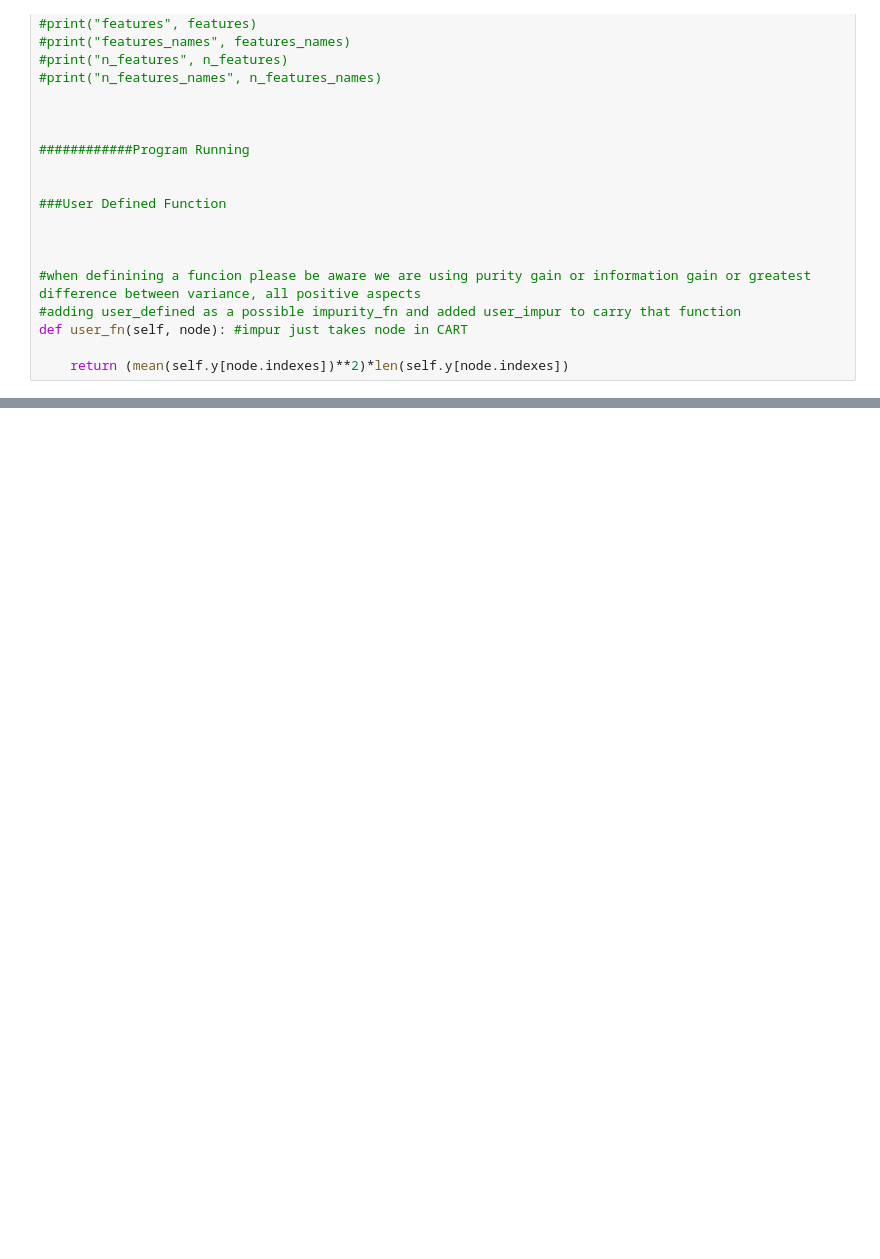
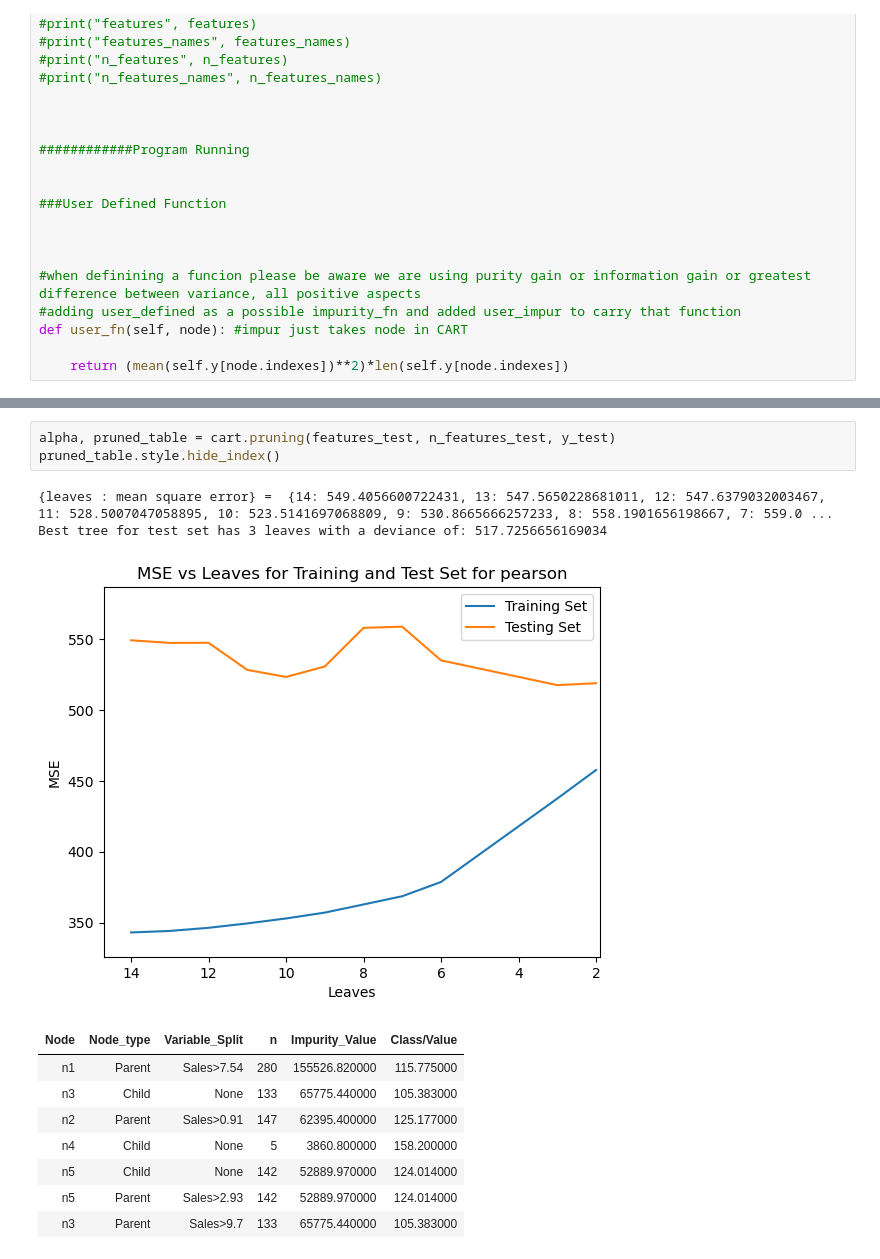
Before and after one commit to danielchfynn/TREE4, a Jupyter notebook: prova_regression_jupyter.ipynb, the cells around one changed output, grey strips where cells are left out. Saved outputs shown, nothing was run; the diff lists cells and outputs as text; blank space fills up the shorter version.

```diff
--- a/prova_regression_jupyter.ipynb
+++ b/prova_regression_jupyter.ipynb
@@ -209,0 +226,15 @@ cart.print_tree(table = True, html = True).style.hide_index() #print both the pr
+# %%
+alpha, pruned_table = cart.pruning(features_test, n_features_test, y_test)
+pruned_table.style.hide_index()
+# %% [output]
+{leaves : mean square error} =  {14: 549.4056600722431, 13: 547.5650228681011, 12: 547.6379032003467, 11: 528.5007047058895, 10: 523.5141697068809, 9: 530.8665666257233, 8: 558.1901656198667, 7: 559.0 ...
+Best tree for test set has 3 leaves with a deviance of: 517.7256656169034
+[figure, added]
+| Node | Node_type | Variable_Split | n | Impurity_Value | Class/Value |
+| n1 | Parent | Sales>7.54 | 280 | 155526.820000 | 115.775000 |
+| n3 | Child | None | 133 | 65775.440000 | 105.383000 |
+| n2 | Parent | Sales>0.91 | 147 | 62395.400000 | 125.177000 |
+| n4 | Child | None | 5 | 3860.800000 | 158.200000 |
+| n5 | Child | None | 142 | 52889.970000 | 124.014000 |
+| n5 | Parent | Sales>2.93 | 142 | 52889.970000 | 124.014000 |
+| n3 | Parent | Sales>9.7 | 133 | 65775.440000 | 105.383000 |
```
Also changed, not shown: parts of 9 cells of this notebook, 2 other files.
